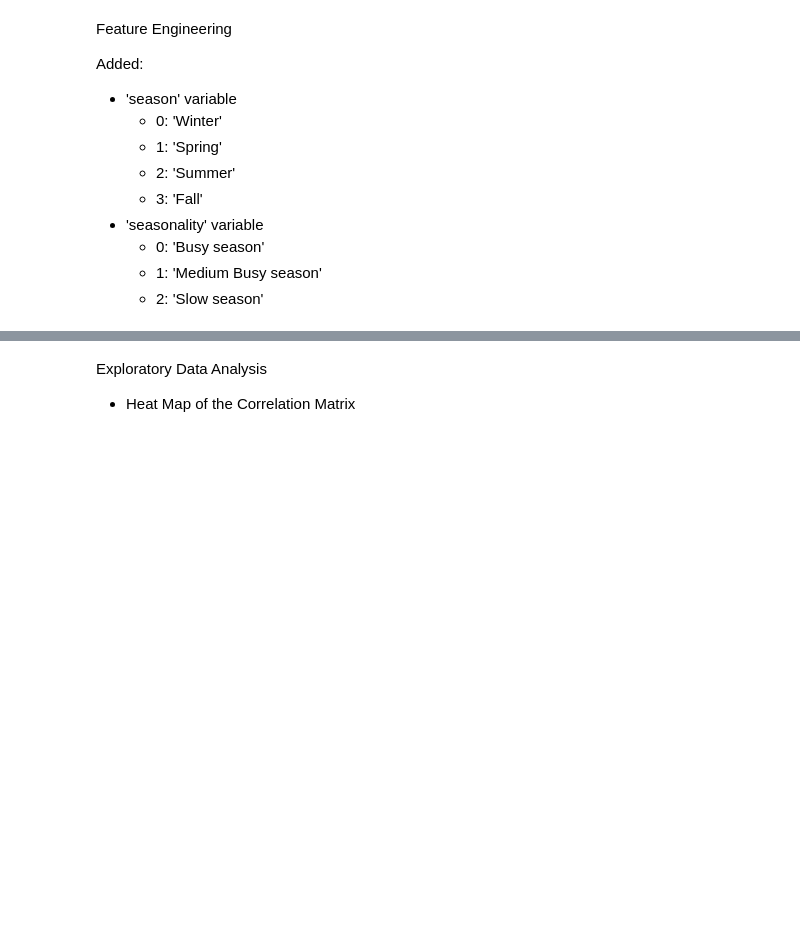
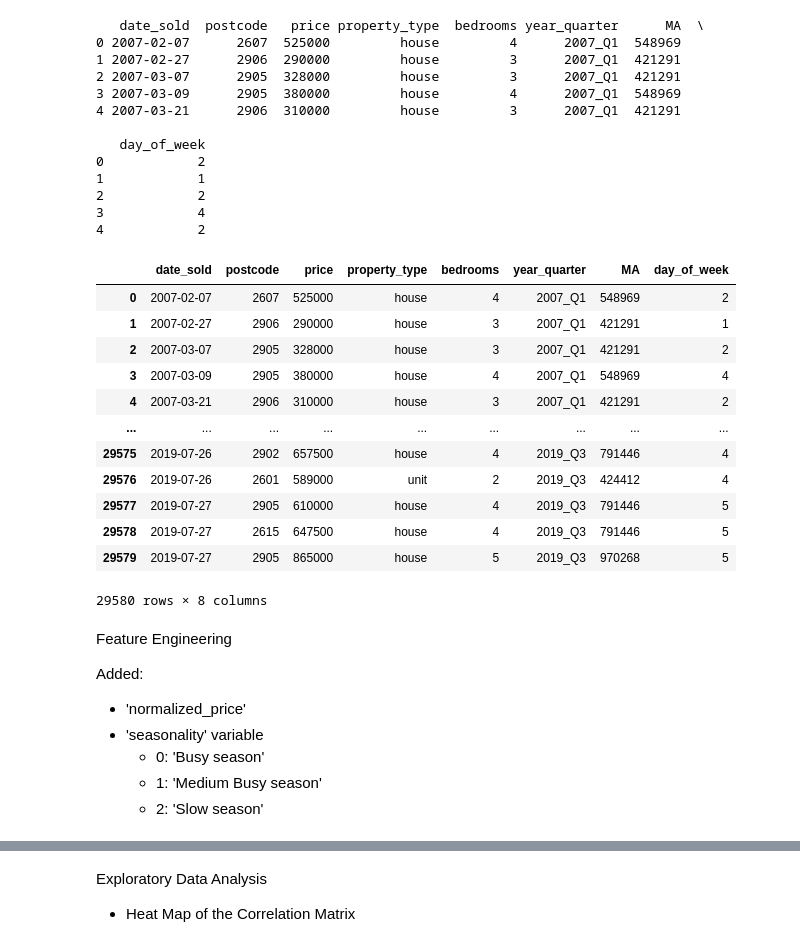
Before and after one commit to gracesosa/RealEstate_TrendClassification, a Jupyter notebook: Notebooks/DataPreprocessing2.ipynb, the cells around one changed output, grey strips where cells are left out. Saved outputs shown, nothing was run; the diff lists cells and outputs as text; code cells hidden in the pictures; blank space fills up the shorter version.

```diff
--- a/Notebooks/DataPreprocessing2.ipynb
+++ b/Notebooks/DataPreprocessing2.ipynb
@@ -29,12 +103,40 @@ merged_df = merged_df[['datesold', 'price', 'MA', 'bedrooms', 'propertyType']].d
+# %%
+# Step 6: Verify the merged dataframe
+print(merged_df.head())
+
+merged_df
+# %% [output]
+   date_sold  postcode   price property_type  bedrooms year_quarter      MA  \
+0 2007-02-07      2607  525000         house         4      2007_Q1  548969
+1 2007-02-27      2906  290000         house         3      2007_Q1  421291
+2 2007-03-07      2905  328000         house         3      2007_Q1  421291
+3 2007-03-09      2905  380000         house         4      2007_Q1  548969
+4 2007-03-21      2906  310000         house         3      2007_Q1  421291
+
+   day_of_week
+0            2
+1            1
+2            2
+3            4
+4            2
+|  | date_sold | postcode | price | property_type | bedrooms | year_quarter | MA | day_of_week |
+| 0 | 2007-02-07 | 2607 | 525000 | house | 4 | 2007_Q1 | 548969 | 2 |
+| 1 | 2007-02-27 | 2906 | 290000 | house | 3 | 2007_Q1 | 421291 | 1 |
+| 2 | 2007-03-07 | 2905 | 328000 | house | 3 | 2007_Q1 | 421291 | 2 |
+| 3 | 2007-03-09 | 2905 | 380000 | house | 4 | 2007_Q1 | 548969 | 4 |
+| 4 | 2007-03-21 | 2906 | 310000 | house | 3 | 2007_Q1 | 421291 | 2 |
+| ... | ... | ... | ... | ... | ... | ... | ... | ... |
+| 29575 | 2019-07-26 | 2902 | 657500 | house | 4 | 2019_Q3 | 791446 | 4 |
+| 29576 | 2019-07-26 | 2601 | 589000 | unit | 2 | 2019_Q3 | 424412 | 4 |
+| 29577 | 2019-07-27 | 2905 | 610000 | house | 4 | 2019_Q3 | 791446 | 5 |
+| 29578 | 2019-07-27 | 2615 | 647500 | house | 4 | 2019_Q3 | 791446 | 5 |
+| 29579 | 2019-07-27 | 2905 | 865000 | house | 5 | 2019_Q3 | 970268 | 5 |
+29580 rows × 8 columns
 # %% [markdown]
 Feature Engineering
 
 Added:
-- 'season' variable
-    - 0: 'Winter'
-    - 1: 'Spring'
-    - 2: 'Summer'
-    - 3: 'Fall'
+- 'normalized_price'
 - 'seasonality' variable
     - 0: 'Busy season'
     - 1: 'Medium Busy season'
```
Also changed, not shown: parts of 28 cells of this notebook, 1 other file.
